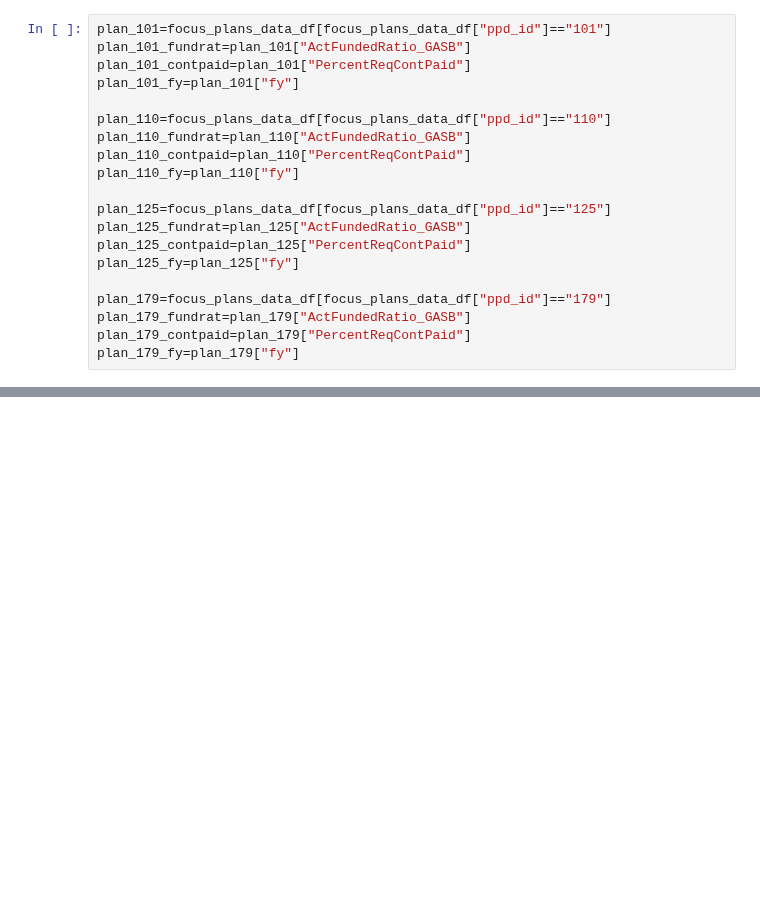
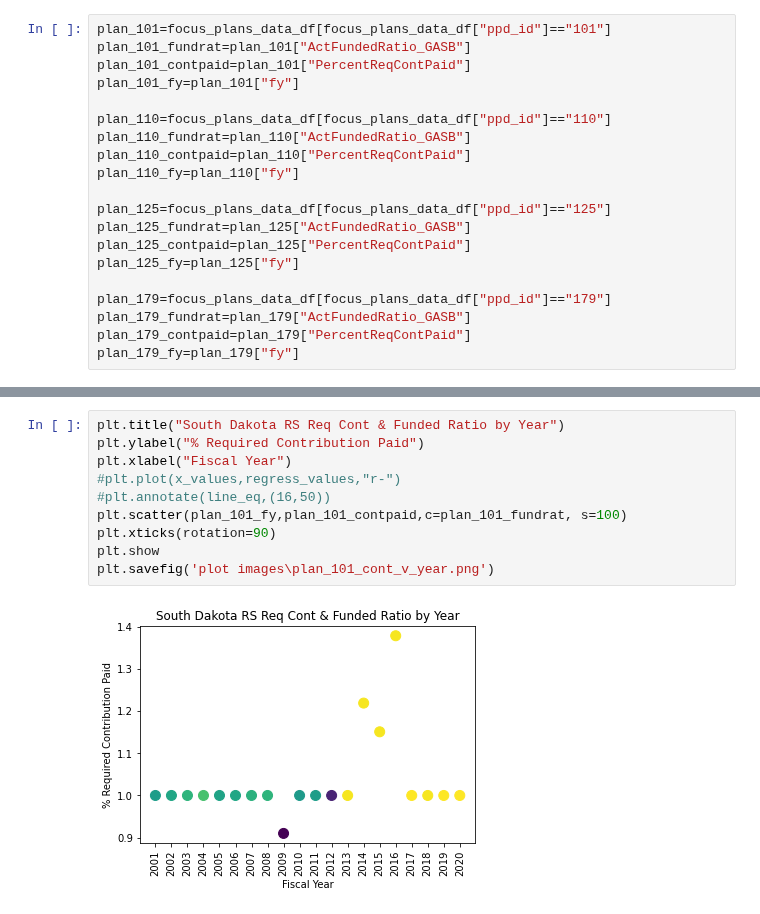
Before and after one commit to DeltaDeutsch/PPD-Group-Project, a Jupyter notebook: PPD Group Funding Cont.ipynb, the cells around one changed output, grey strips where cells are left out. Drawn from its saved outputs; the diff is of its cells as text; blank space fills up the shorter version.

```diff
--- a/PPD Group Funding Cont.ipynb
+++ b/PPD Group Funding Cont.ipynb
@@ -86,0 +99,12 @@ plan_179_fy=plan_179["fy"]
+# %%
+plt.title("South Dakota RS Req Cont & Funded Ratio by Year")
+plt.ylabel("% Required Contribution Paid")
+plt.xlabel("Fiscal Year")
+#plt.plot(x_values,regress_values,"r-")
+#plt.annotate(line_eq,(16,50))
+plt.scatter(plan_101_fy,plan_101_contpaid,c=plan_101_fundrat, s=100)
+plt.xticks(rotation=90)
+plt.show
+plt.savefig('plot images\plan_101_cont_v_year.png')
+# %% [output]
+[figure, added]
```
Also changed, not shown: parts of 8 cells of this notebook, 2 other files.
